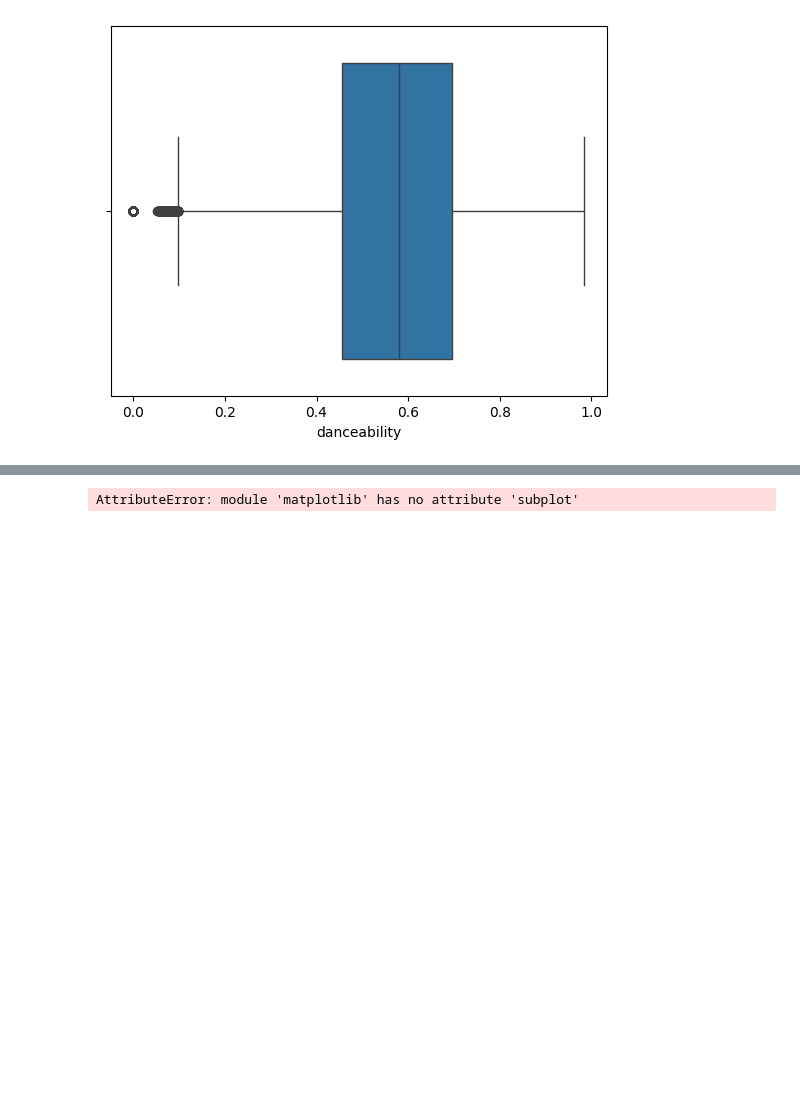
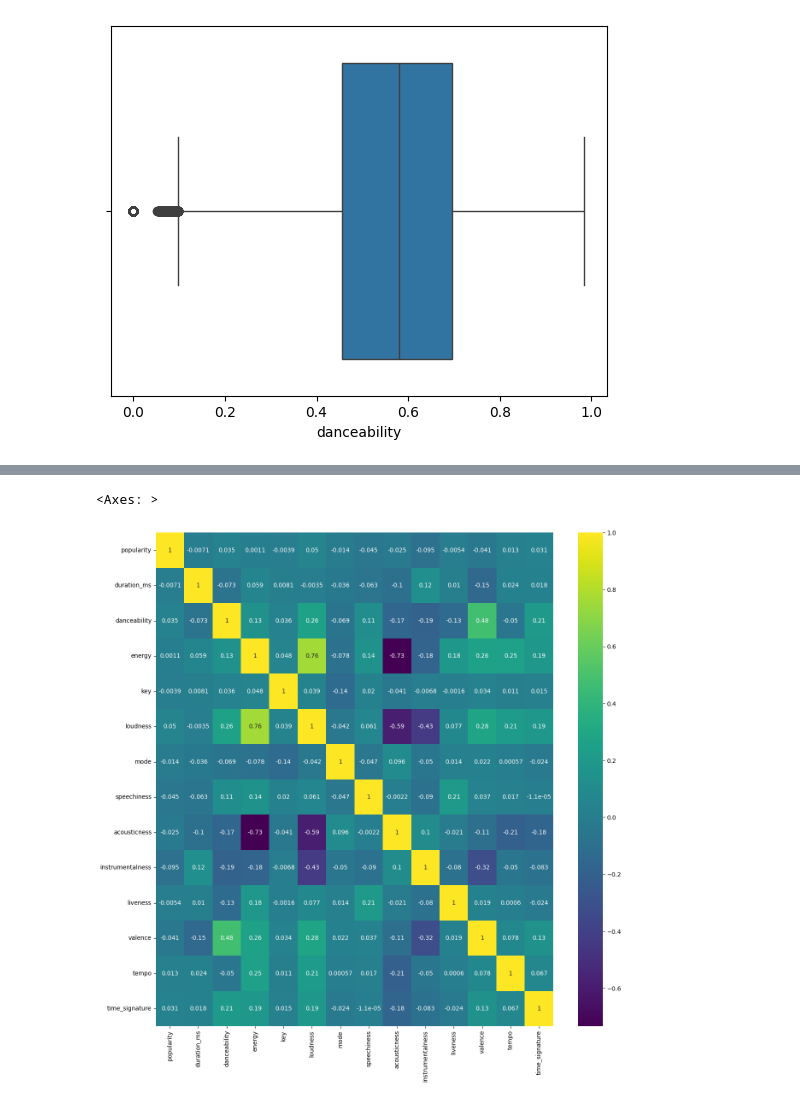
Before and after one commit to JessicaLindsey5514/spotify_eda_jessicalindsey, a Jupyter notebook: notebooks/walkthrough.ipynb, the cells around one changed output, grey strips where cells are left out. Saved outputs shown, nothing was run; the diff lists cells and outputs as text; code cells hidden in the pictures; blank space fills up the shorter version.

```diff
--- a/notebooks/walkthrough.ipynb
+++ b/notebooks/walkthrough.ipynb
@@ -175,6 +175,7 @@ df_corr
 | time_signature | 0.031073 | 0.018225 | 0.207218 | 0.187126 | 0.015065 | 0.191992 | -0.024092 | -0.000011 | -0.176138 | ... |
 # %%
 fig, ax = plt.subplots(figsize=(15,15))
-sns.heatmap(df_corr)
+sns.heatmap(df_corr, annot=True, cmap='viridis')
 # %% [output]
-AttributeError: module 'matplotlib' has no attribute 'subplot'
+<Axes: >
+[figure, added]
```
Also changed, not shown: parts of 4 cells of this notebook.
